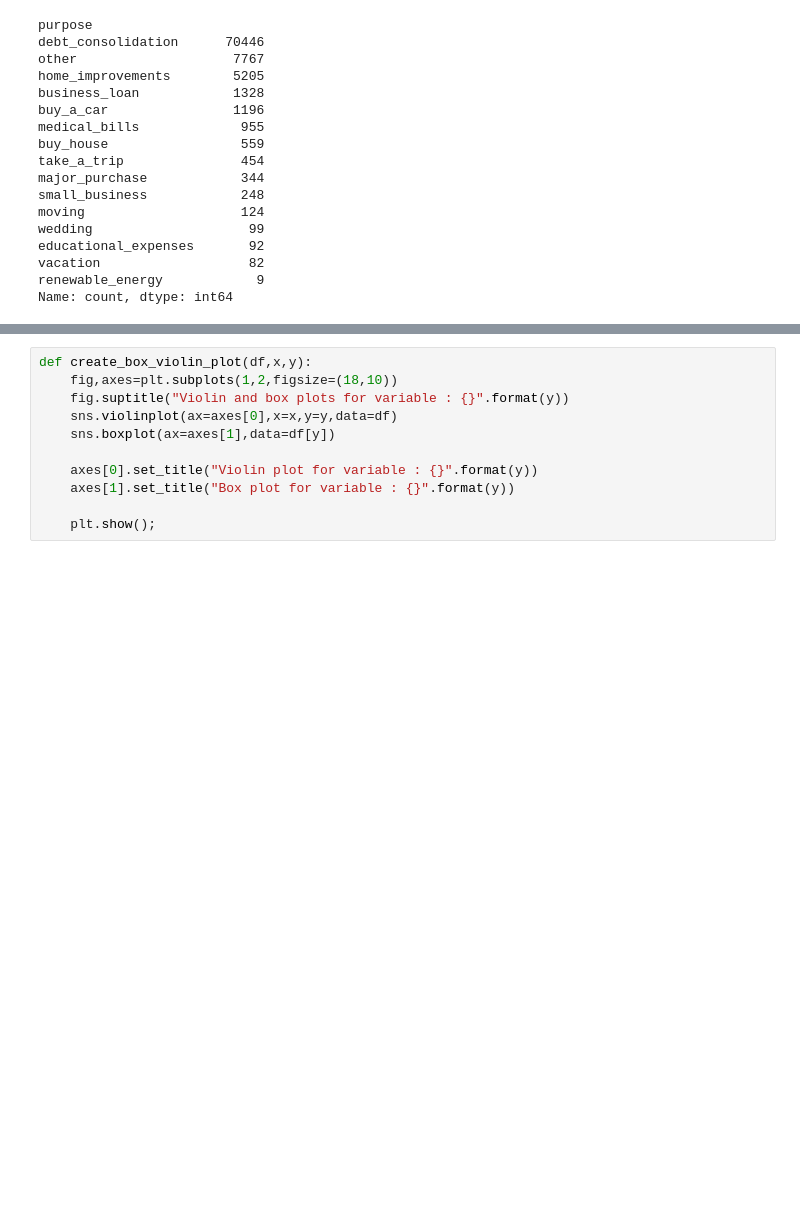
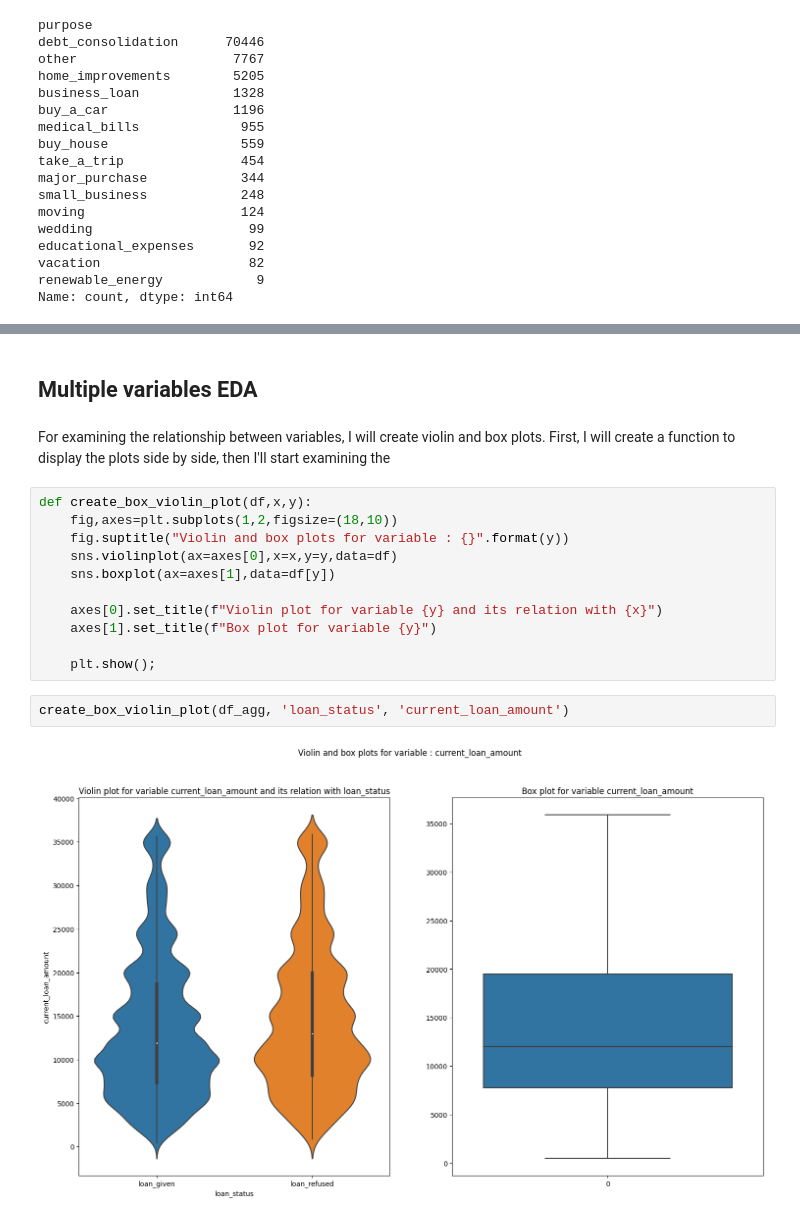
Before and after one commit to nugroho1234/loan-classification-h20-xgboost, a Jupyter notebook: Loan Classification Notebook.ipynb, the cells around one changed output, grey strips where cells are left out. Drawn from its saved outputs; the diff is of its cells as text; blank space fills up the shorter version.

Commit message:
Update Loan Classification Notebook.ipynb
Notebook update up to relationship between 2 variables

```diff
--- a/Loan Classification Notebook.ipynb
+++ b/Loan Classification Notebook.ipynb
@@ -746,3 +769,7 @@ Name: count, dtype: int64
+# %% [markdown]
+## Multiple variables EDA
+# %% [markdown]
+For examining the relationship between variables, I will create violin and box plots. First, I will create a function to display the plots side by side, then I'll start examining the
 # %%
 def create_box_violin_plot(df,x,y):
     fig,axes=plt.subplots(1,2,figsize=(18,10))
@@ -750,7 +777,11 @@ def create_box_violin_plot(df,x,y):
     sns.violinplot(ax=axes[0],x=x,y=y,data=df)
     sns.boxplot(ax=axes[1],data=df[y])
 
-    axes[0].set_title("Violin plot for variable : {}".format(y))
-    axes[1].set_title("Box plot for variable : {}".format(y))
+    axes[0].set_title(f"Violin plot for variable {y} and its relation with {x}")
+    axes[1].set_title(f"Box plot for variable {y}")
 
     plt.show();
+# %%
+create_box_violin_plot(df_agg, 'loan_status', 'current_loan_amount')
+# %% [output]
+[figure, added]
```
Also changed, not shown: parts of 31 cells of this notebook.
